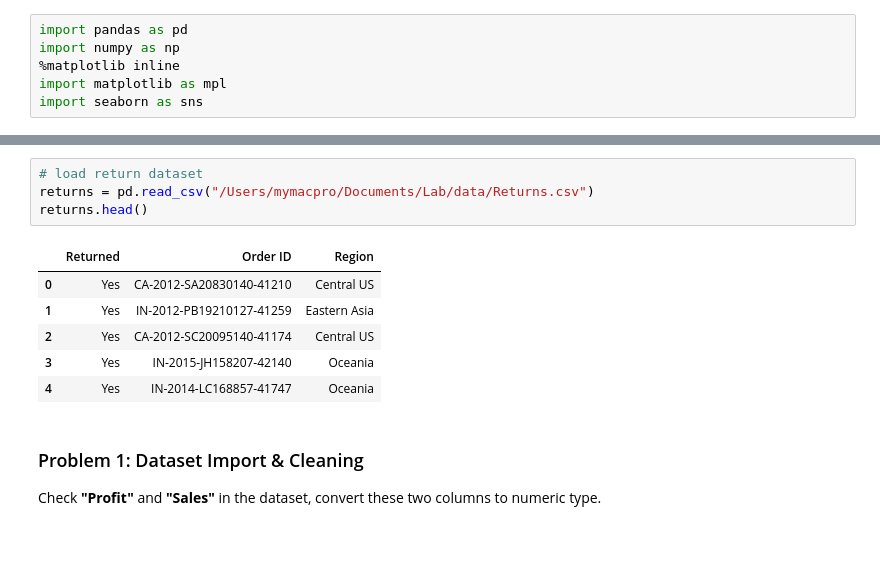
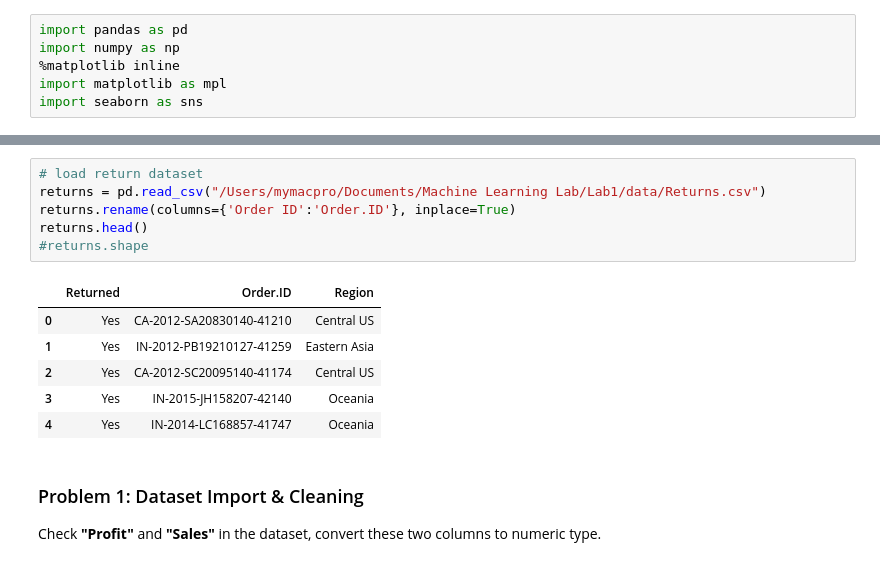
Before and after one commit to phoebezzz/Machine-Learning-Lab1, a Jupyter notebook: phoebe_ML_LAB1.ipynb, the cells around one changed output, grey strips where cells are left out. Drawn from its saved outputs; the diff is of its cells as text.

```diff
--- a/phoebe_ML_LAB1.ipynb
+++ b/phoebe_ML_LAB1.ipynb
@@ -18,10 +19,12 @@ orders.head()
 5 rows × 24 columns
 # %%
 # load return dataset
-returns = pd.read_csv("/Users/mymacpro/Documents/Lab/data/Returns.csv")
+returns = pd.read_csv("/Users/mymacpro/Documents/Machine Learning Lab/Lab1/data/Returns.csv")
+returns.rename(columns={'Order ID':'Order.ID'}, inplace=True)
 returns.head()
+#returns.shape
 # %% [output]
-|  | Returned | Order ID | Region |
+|  | Returned | Order.ID | Region |
 | 0 | Yes | CA-2012-SA20830140-41210 | Central US |
 | 1 | Yes | IN-2012-PB19210127-41259 | Eastern Asia |
 | 2 | Yes | CA-2012-SC20095140-41174 | Central US |
```
Also changed, not shown: parts of 19 cells of this notebook.
